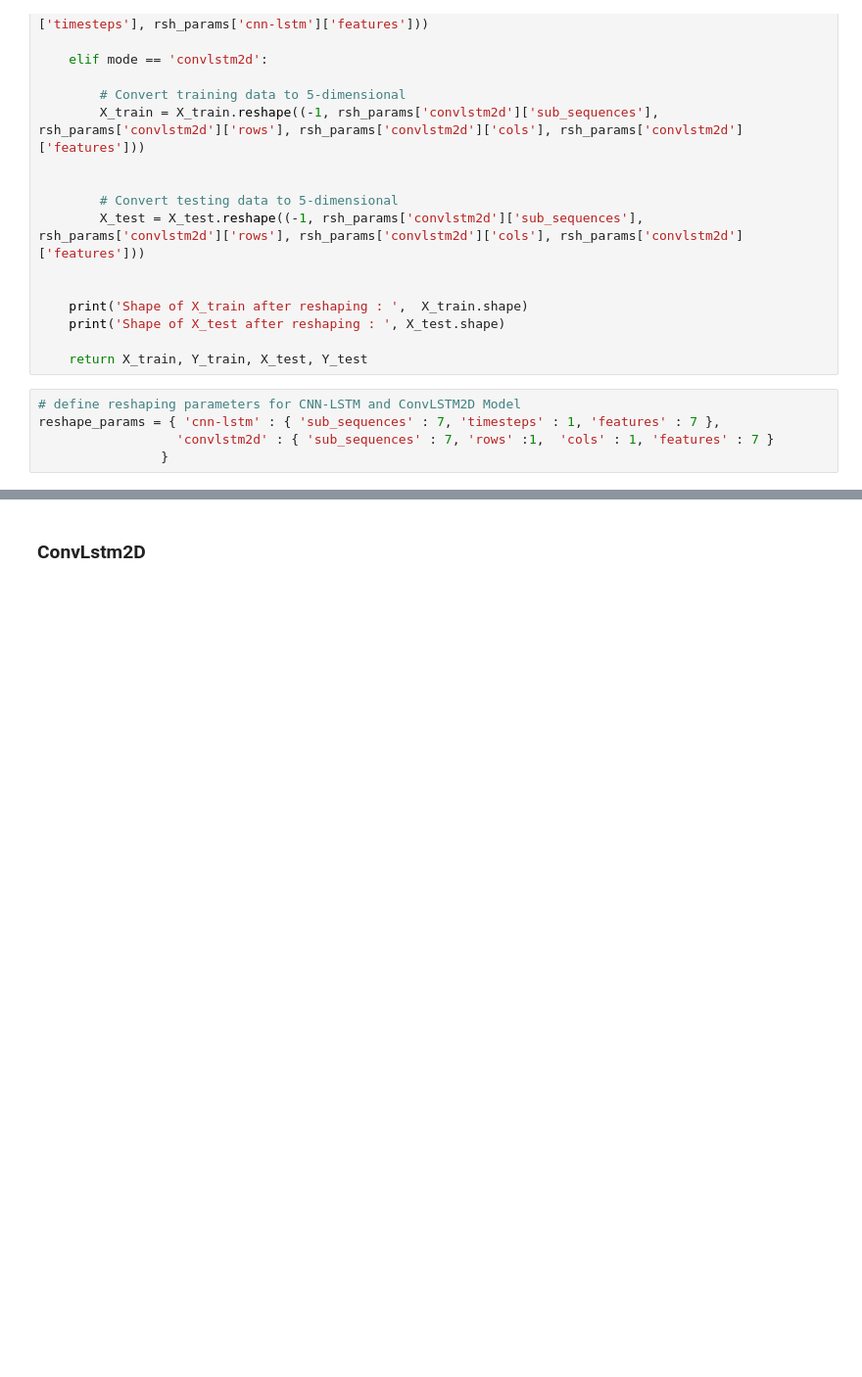
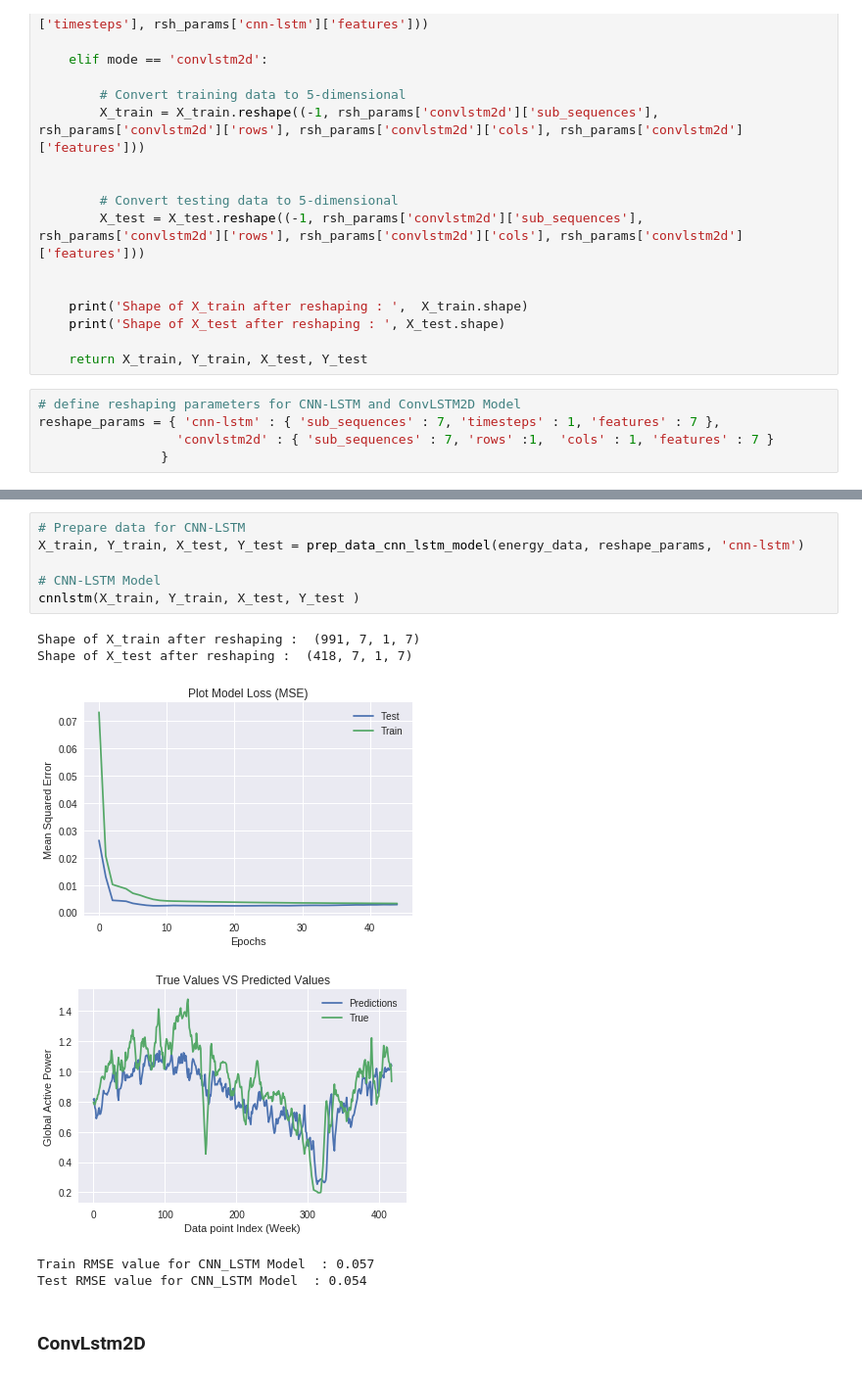
Before and after one commit to iam-armanahmed/household-electric-power-consumption, a Jupyter notebook: EDA_and_Model.ipynb, the cells around one changed output, grey strips where cells are left out. Shown at 98% size. Saved outputs shown, nothing was run; the diff lists cells and outputs as text; blank space fills up the shorter version.

```diff
--- a/EDA_and_Model.ipynb
+++ b/EDA_and_Model.ipynb
@@ -780,3 +771,16 @@ RMSE value for Stacked CNN-LSTM Model  :  0.05242
+# %%
+# Prepare data for CNN-LSTM
+X_train, Y_train, X_test, Y_test = prep_data_cnn_lstm_model(energy_data, reshape_params, 'cnn-lstm')
+
+# CNN-LSTM Model
+cnnlstm(X_train, Y_train, X_test, Y_test )
+# %% [output]
+Shape of X_train after reshaping :  (991, 7, 1, 7)
+Shape of X_test after reshaping :  (418, 7, 1, 7)
+[figure, added]
+[figure, added]
+Train RMSE value for CNN_LSTM Model  : 0.057
+Test RMSE value for CNN_LSTM Model  : 0.054
 # %% [markdown]
 ### ConvLstm2D
 # %%
```
Also changed, not shown: parts of 14 cells of this notebook.
